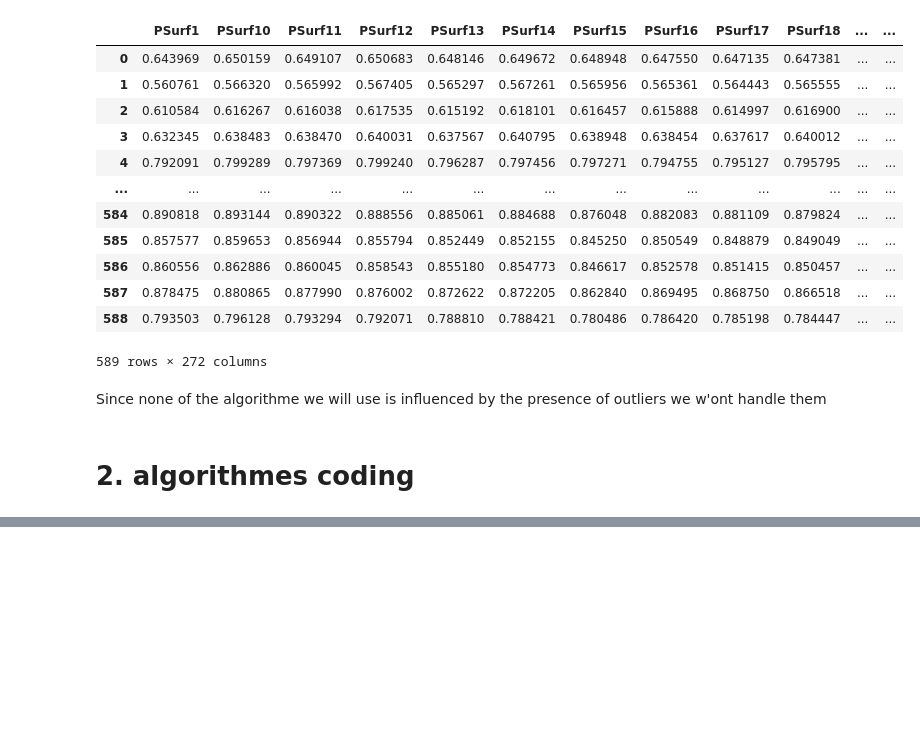
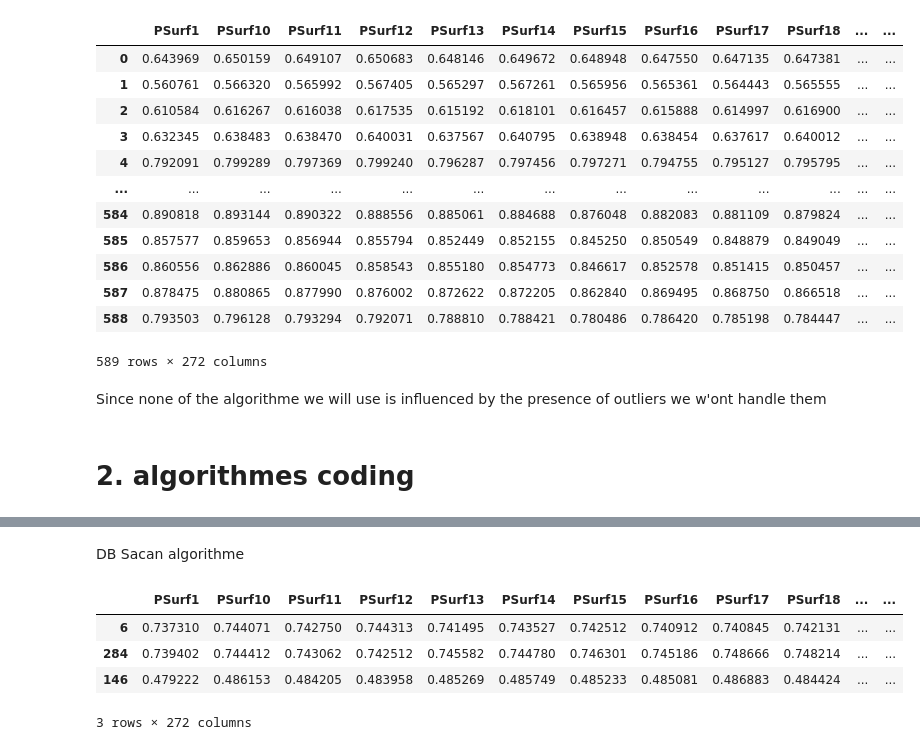
Before and after one commit to grosvenor01/Clustring-Algorithmes-from-scratch, a Jupyter notebook: part2.ipynb, the cells around one changed output, grey strips where cells are left out. Drawn from its saved outputs; the diff is of its cells as text; code cells hidden in the pictures; blank space fills up the shorter version.

```diff
--- a/part2.ipynb
+++ b/part2.ipynb
@@ -184,26 +202,39 @@ def medoids_change_test(df, max_neighbor, nbr_clusters, medoids):
     return medoids
 # %%
-def Clarans(df , nbr_clusters , max_neighbor , numlocal):
+def Clarans(v1 , nbr_clusters , max_neighbor , numlocal):
     loop =0
     min_distance = float("inf")
     global_meds = None
+    df = v1.copy()
     while loop < numlocal :
+        try:
+            # ncalculiw the old distance df l9dim ida kan kayen
+            min_distance =  df["distance"].sum()
+        except Exception as e :
+            pass
         # randomly select medoids
         medoids = df.sample(n=nbr_clusters)
+        print("medoids are set")
         # calculate the distances and affect cluster number
         df["cluster"] = affect_clusters(df , medoids)
+        print("clusters are set")
+
+
         df = global_distances(df , medoids)
-        # select other medoids in the same cluster if the distances are better we replace it (max_neighbor time)
+        print("gloabl distances added")
+
+        # this is changing the df automatically (balak tghlat tnahiha)
         medoids = medoids_change_test(df , max_neighbor , nbr_clusters , medoids)
-        df = global_distances(df , medoids)
-        current_distance =  sum(df["distance"])
+
+        current_distance =  df["distance"].sum()
         if current_distance < min_distance :
             print("meds changed")
             global_meds = medoids
+            final_df = df.copy()
         # re do the process numlocal time
         print("done")
         loop +=1
     return df , global_meds
-
-result , meds = Clarans(v1 , 5 , 5 , 1)
+result , meds = Clarans(v1 , 3 , 2 , 2)
+result = global_distances(result , meds) #Ensure the new distances
 result
@@ -209,0 +272,10 @@ result
+# %% [markdown]
+DB Sacan algorithme
+# %%
+meds
+# %% [output]
+|  | PSurf1 | PSurf10 | PSurf11 | PSurf12 | PSurf13 | PSurf14 | PSurf15 | PSurf16 | PSurf17 | PSurf18 | ... | ... |
+| 6 | 0.737310 | 0.744071 | 0.742750 | 0.744313 | 0.741495 | 0.743527 | 0.742512 | 0.740912 | 0.740845 | 0.742131 | ... | ... |
+| 284 | 0.739402 | 0.744412 | 0.743062 | 0.742512 | 0.745582 | 0.744780 | 0.746301 | 0.745186 | 0.748666 | 0.748214 | ... | ... |
+| 146 | 0.479222 | 0.486153 | 0.484205 | 0.483958 | 0.485269 | 0.485749 | 0.485233 | 0.485081 | 0.486883 | 0.484424 | ... | ... |
+3 rows × 272 columns
```
Also changed, not shown: parts of 7 cells of this notebook.
